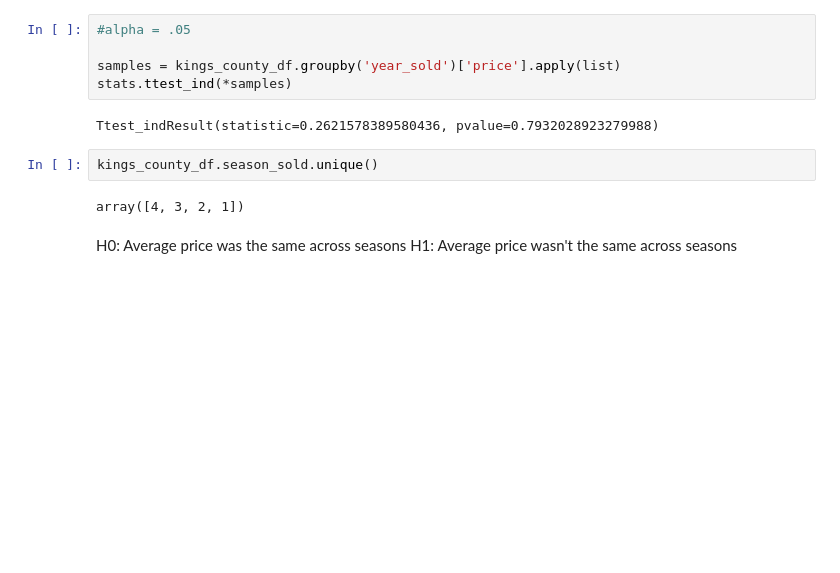
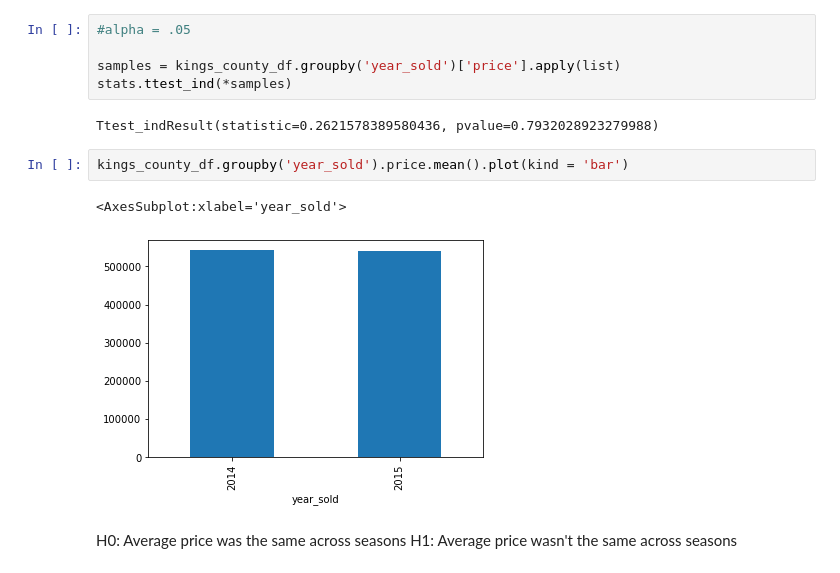
Before and after one commit to jasonarikupurathu/ds-east-042621-lectures, a Jupyter notebook: Phase_2/Phase2_project/Kings_County_Housing_Project.ipynb, the cells around one changed output. Cells and saved outputs as stored; diff of their text form; blank space fills up the shorter version.

```diff
--- a/Phase_2/Phase2_project/Kings_County_Housing_Project.ipynb
+++ b/Phase_2/Phase2_project/Kings_County_Housing_Project.ipynb
@@ -290,10 +325,11 @@ samples = kings_county_df.groupby('year_sold')['price'].apply(list)
 stats.ttest_ind(*samples)
 # %% [output]
 Ttest_indResult(statistic=0.2621578389580436, pvalue=0.7932028923279988)
-# %%
-kings_county_df.season_sold.unique()
-# %% [output]
-array([4, 3, 2, 1])
+# %%
+kings_county_df.groupby('year_sold').price.mean().plot(kind = 'bar')
+# %% [output]
+<AxesSubplot:xlabel='year_sold'>
+[figure, added]
 # %% [markdown]
 H0: Average price was the same across seasons
 H1: Average price wasn't the same across seasons
```
Also changed, not shown: parts of 30 cells of this notebook, 2 other files.
